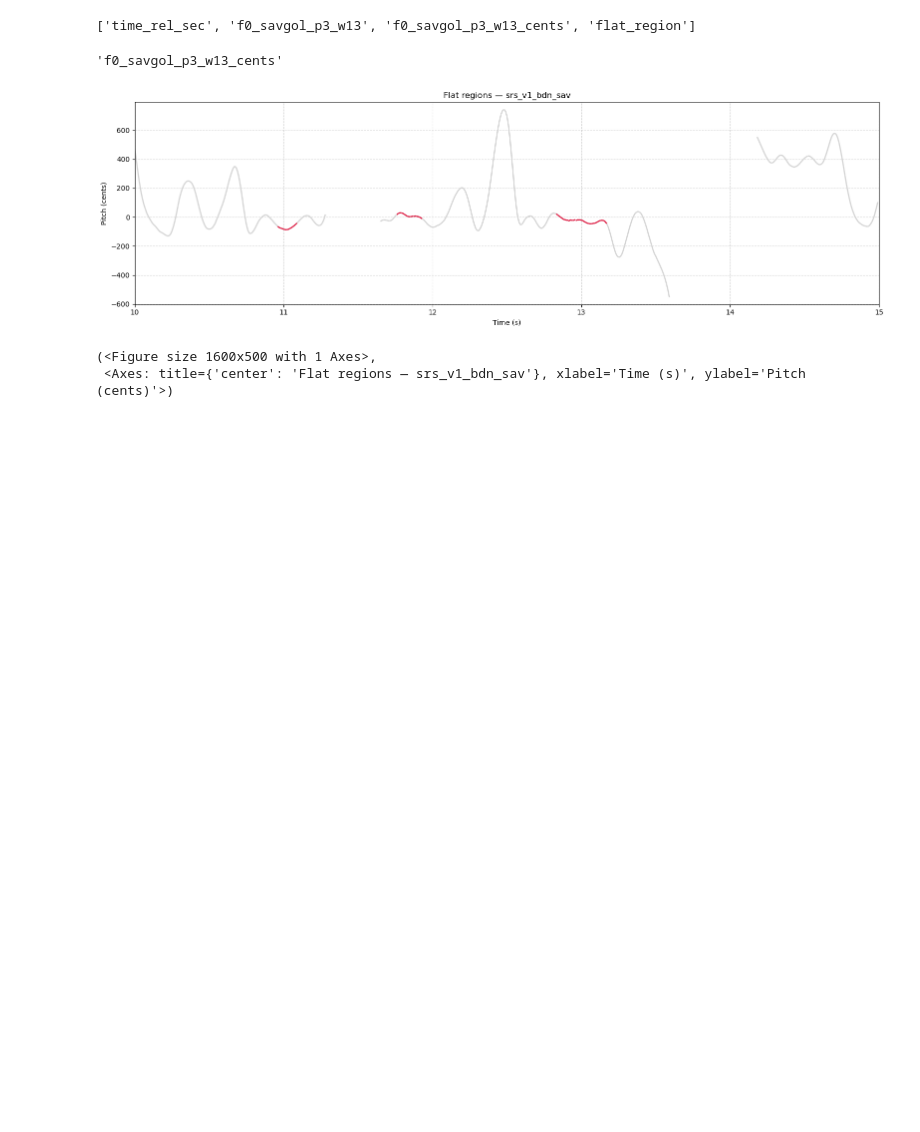
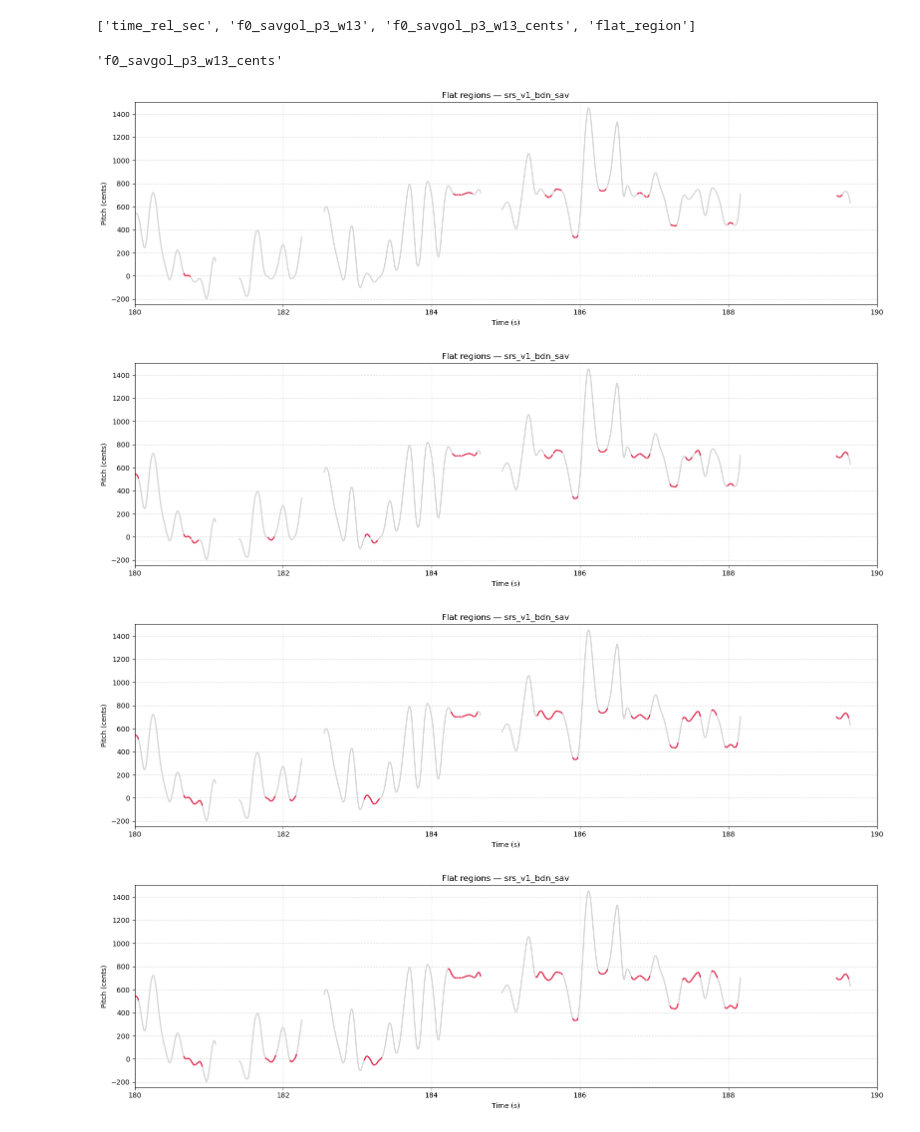
Before and after one commit to llsol/CSISD, a Jupyter notebook: notebooks/00_exploration/flatness.ipynb, the cells around one changed output. Cells and saved outputs as stored; diff of their text form; code cells hidden in the pictures; blank space fills up the shorter version.

Commit message:
flatness exploration

```diff
--- a/notebooks/00_exploration/flatness.ipynb
+++ b/notebooks/00_exploration/flatness.ipynb
@@ -66,24 +66,65 @@ pitch_col
 'f0_savgol_p3_w13_cents'
 # %%
 from src.utils.plot import plot_pitch_with_flat_regions
+from src.features.flatness import extract_flat_regions
+from src.io.pitch_io import load_preprocessed_pitch
+from src.io.annotation_io import load_annotations
+from src.annotations.svara import attach_svara_annotations_to_pitch
 
 t_min = float(df.select(pl.col(S.TIME_COL).min()).item())
-t0 = t_min + 10.0
-t1 = t0 + 5.0
+t0 = t_min + 180.0
+t1 = t0 + 10.0
 
-plot_pitch_with_flat_regions(
-    df,
-    time_col=S.TIME_COL,
-    pitch_col=pitch_col,
-    stable_col=S.STABLE_COL,
-    time_range=(t0, t1),
-    title=f"Flat regions — {recording_id}",
-    pitch_unit="cents" if pitch_col.endswith("_cents") else "hz",
-)
+recording_id = S.CURRENT_PIECE
+TOLERANCE_CENTS_LIST = [5, 10, 20, 30]
+d1_threshold = 1500.0
+TONIC = S.SARASUDA_TONICS[S.CURRENT_PIECE]
+ann_path = S.DATA_CORPUS / recording_id / "raw" / f"{recording_id}_ann_svara.tsv"
+
+for tolerance_cents in TOLERANCE_CENTS_LIST:
+
+    df = load_preprocessed_pitch(
+        recording_id=recording_id,
+        root_dir=S.DATA_INTERIM,
+        tonic_hz=TONIC,
+        convert_to_cents=True,
+    )
+    df_svaras = load_annotations(
+        file_path=ann_path,
+        annotation_type="svara",
+
+    )
+
+    df = attach_svara_annotations_to_pitch(df, df_svaras)
+
+    df = extract_flat_regions(
+        df,
+        time_col=S.TIME_COL,
+        pitch_col=pitch_col,
+        pitch_unit="cents",
+        candidate_col=S.CANDIDATE_COL,   # si no existeix, es crearà dins la funció
+        out_col=S.STABLE_COL,
+        min_duration_sec=S.MIN_STABLE_DURATION_SEC,
+        cent_tolerance=tolerance_cents,
+        d1_threshold=d1_threshold,
+        abs_deriv1_col=getattr(S, "ABS_DERIV1_COL", None),  # opcional per debug
+        verbose=False,
+    )
+
+    plot_pitch_with_flat_regions(
+        df,
+        time_col=S.TIME_COL,
+        pitch_col=pitch_col,
+        stable_col=S.STABLE_COL,
+        time_range=(t0, t1),
+        title=f"Flat regions — {recording_id}",
+        pitch_unit="cents" if pitch_col.endswith("_cents") else "hz",
+    )
 # %% [output]
-[figure, old version]
+[figure, new version]
-(<Figure size 1600x500 with 1 Axes>,
- <Axes: title={'center': 'Flat regions — srs_v1_bdn_sav'}, xlabel='Time (s)', ylabel='Pitch (cents)'>)
+[figure, added]
+[figure, added]
+[figure, added]
 # %%
 from src.utils.plot import plot_pitch_with_flat_regions
 
```
Also changed, not shown: parts of 4 cells of this notebook, 2 other files.
